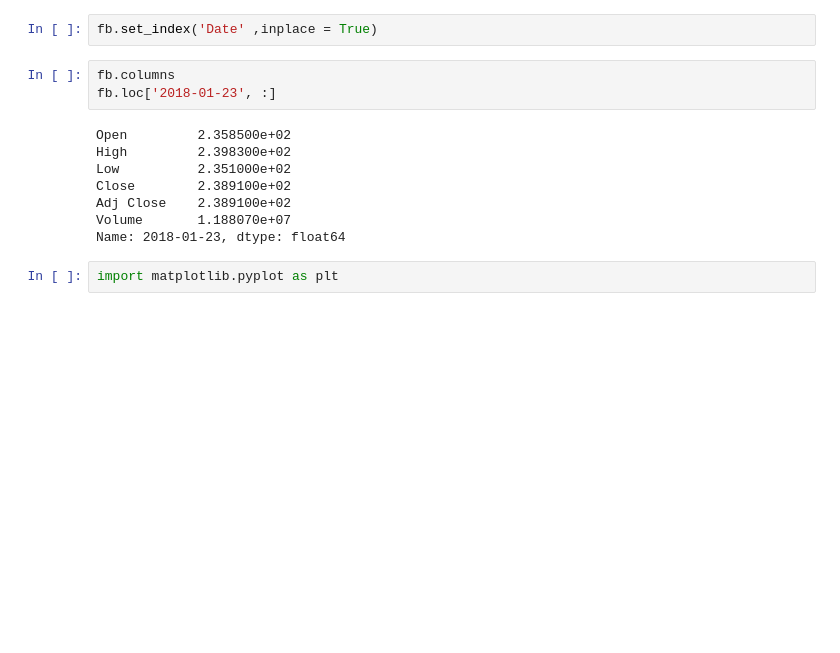
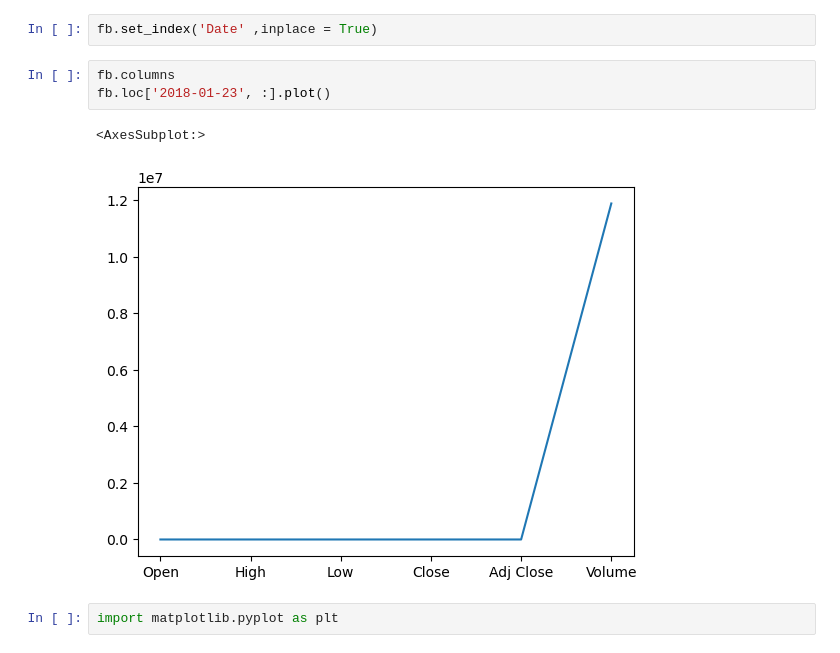
Before and after one commit to matiru/Python-and-Statistics-For-Financial-Analysis, a Jupyter notebook: Pandas and Matplotlib Basics.ipynb, the cells around one changed output. Saved outputs shown, nothing was run; the diff lists cells and outputs as text; blank space fills up the shorter version.

```diff
--- a/Pandas and Matplotlib Basics.ipynb
+++ b/Pandas and Matplotlib Basics.ipynb
@@ -58,15 +66,10 @@ fb.loc[0 ,'Close']
 fb.set_index('Date' ,inplace = True)
 # %%
 fb.columns
-fb.loc['2018-01-23', :]
+fb.loc['2018-01-23', :].plot()
 # %% [output]
-Open         2.358500e+02
-High         2.398300e+02
-Low          2.351000e+02
-Close        2.389100e+02
-Adj Close    2.389100e+02
-Volume       1.188070e+07
-Name: 2018-01-23, dtype: float64
+<AxesSubplot:>
+[figure, added]
 # %%
 import matplotlib.pyplot as plt
 # %%
```
Also changed, not shown: parts of 20 cells of this notebook.
